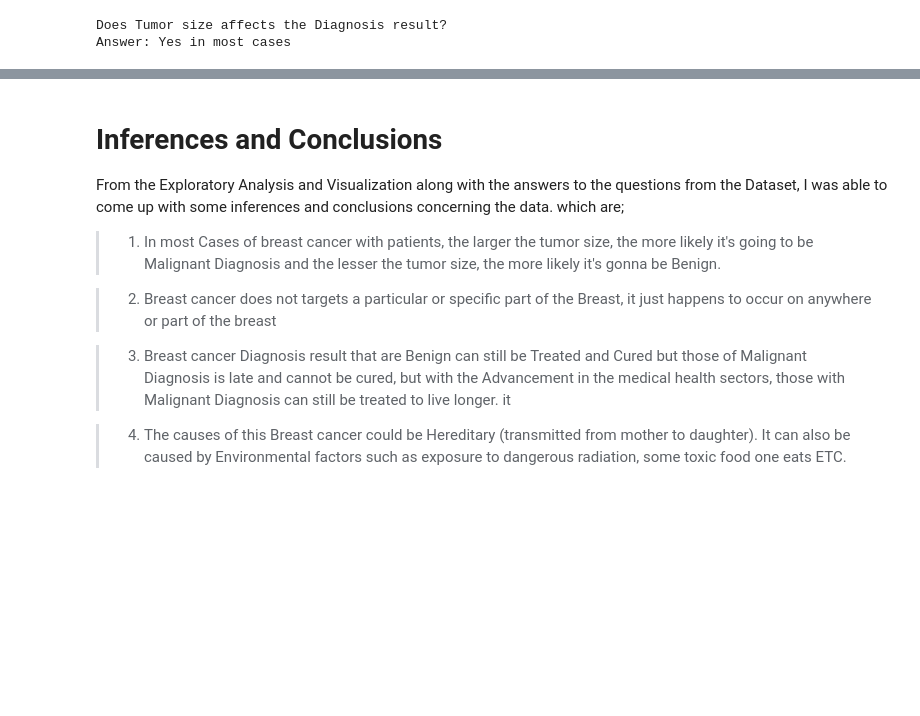
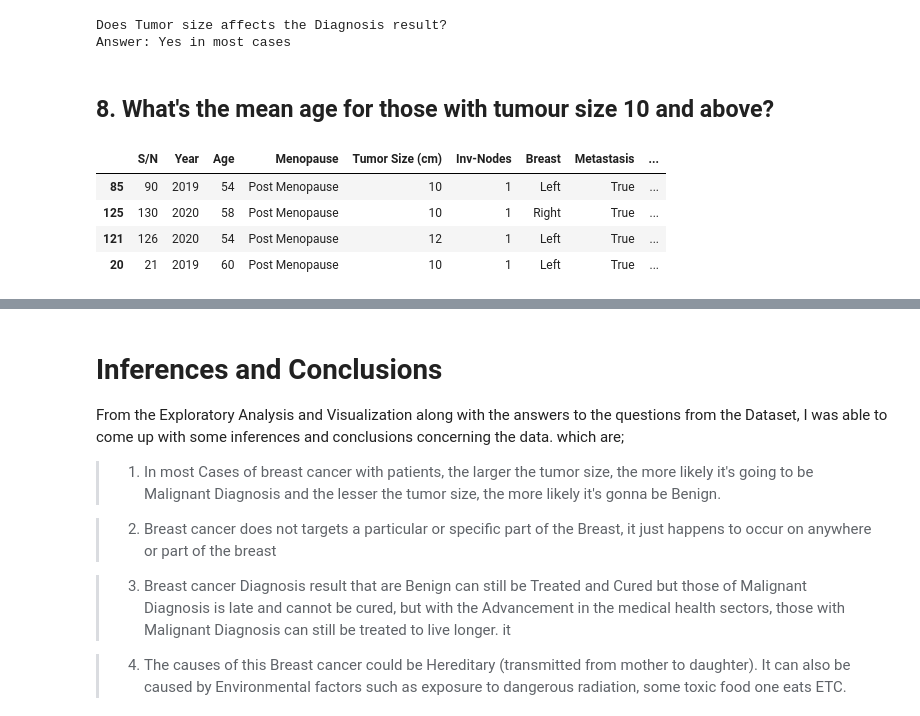
Before and after one commit to Abramz42/Python-projects, a Jupyter notebook: Project 1_Breast cancer analysis.ipynb, the cells around one changed output, grey strips where cells are left out. Drawn from its saved outputs; the diff is of its cells as text; code cells hidden in the pictures; blank space fills up the shorter version.

```diff
--- a/Project 1_Breast cancer analysis.ipynb
+++ b/Project 1_Breast cancer analysis.ipynb
@@ -679,3 +680,14 @@ Answer: Yes in most cases""")
 # %% [output]
 Does Tumor size affects the Diagnosis result?
 Answer: Yes in most cases
+# %% [markdown]
+## 8. What's the mean age for those with tumour size 10 and above?
+# %%
+f = data[data['Tumor Size (cm)'] >= 10]
+f.sample(4)
+# %% [output]
+|  | S/N | Year | Age | Menopause | Tumor Size (cm) | Inv-Nodes | Breast | Metastasis | ... |
+| 85 | 90 | 2019 | 54 | Post Menopause | 10 | 1 | Left | True | ... |
+| 125 | 130 | 2020 | 58 | Post Menopause | 10 | 1 | Right | True | ... |
+| 121 | 126 | 2020 | 54 | Post Menopause | 12 | 1 | Left | True | ... |
+| 20 | 21 | 2019 | 60 | Post Menopause | 10 | 1 | Left | True | ... |
```
Also changed, not shown: parts of 30 cells of this notebook, 1 other file.
